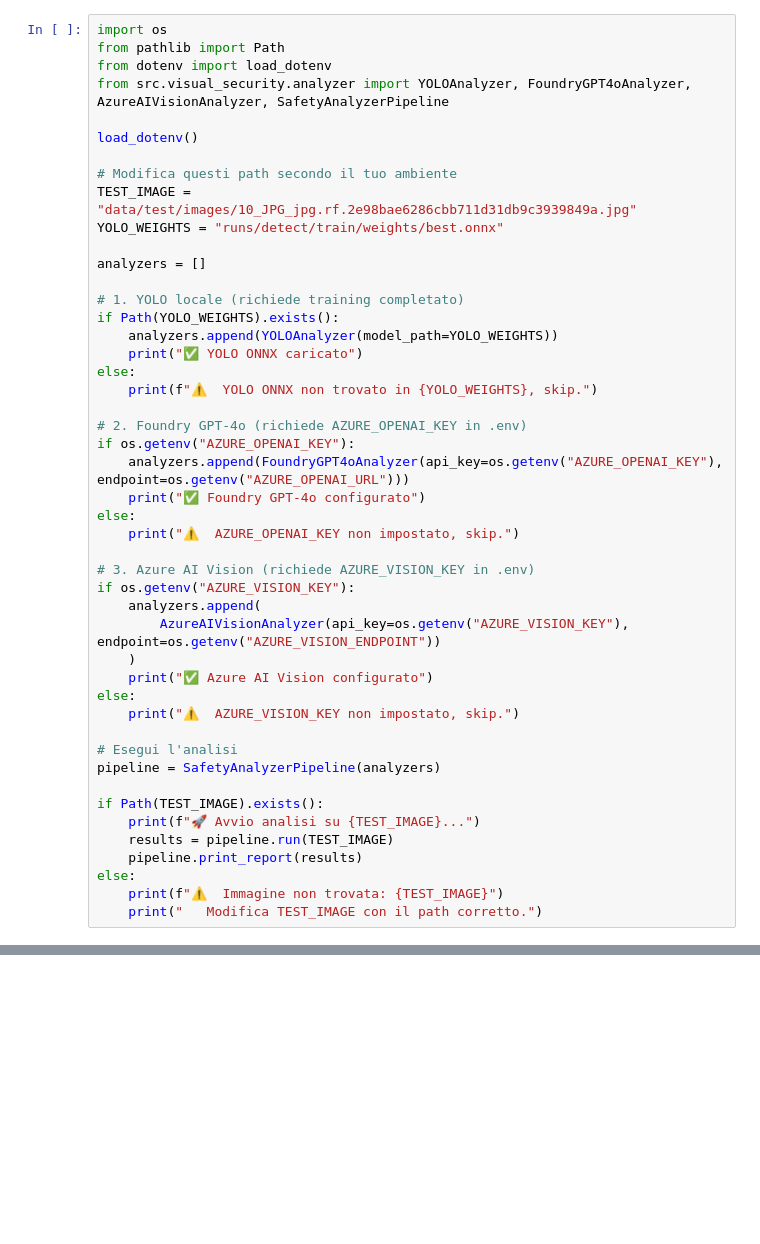
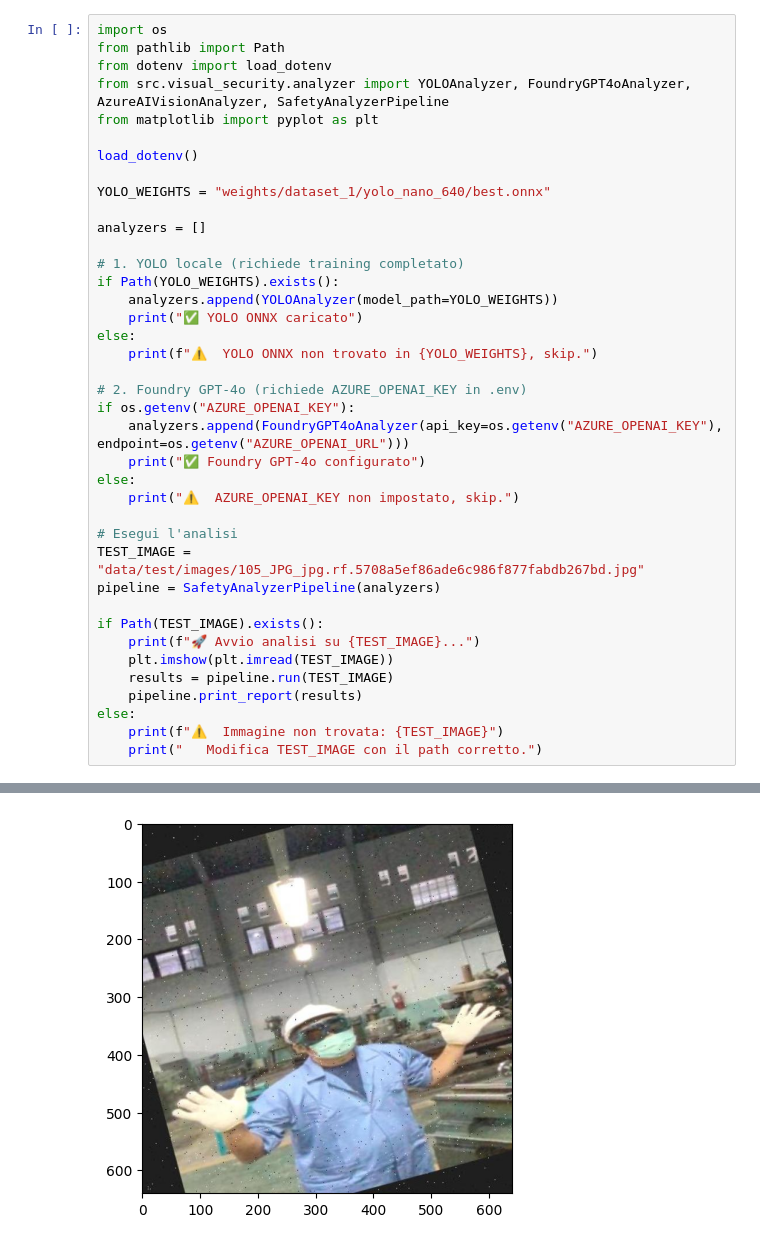
Before and after one commit to AndreaDAmicis22/Visual-Security-Checking, a Jupyter notebook: test.ipynb, the cells around one changed output, grey strips where cells are left out. Saved outputs shown, nothing was run; the diff lists cells and outputs as text; blank space fills up the shorter version.

Commit message:
:sparkles: tested YOLO + GPT4o

```diff
--- a/test.ipynb
+++ b/test.ipynb
@@ -3,12 +3,11 @@ import os
 from pathlib import Path
 from dotenv import load_dotenv
 from src.visual_security.analyzer import YOLOAnalyzer, FoundryGPT4oAnalyzer, AzureAIVisionAnalyzer, SafetyAnalyzerPipeline
+from matplotlib import pyplot as plt
 
 load_dotenv()
 
-# Modifica questi path secondo il tuo ambiente
-TEST_IMAGE = "data/test/images/10_JPG_jpg.rf.2e98bae6286cbb711d31db9c3939849a.jpg"
-YOLO_WEIGHTS = "runs/detect/train/weights/best.onnx"
+YOLO_WEIGHTS = "weights/dataset_1/yolo_nano_640/best.onnx"
 
 analyzers = []
 
@@ -26,22 +25,16 @@ if os.getenv("AZURE_OPENAI_KEY"):
 else:
     print("⚠️  AZURE_OPENAI_KEY non impostato, skip.")
 
-# 3. Azure AI Vision (richiede AZURE_VISION_KEY in .env)
-if os.getenv("AZURE_VISION_KEY"):
-    analyzers.append(
-        AzureAIVisionAnalyzer(api_key=os.getenv("AZURE_VISION_KEY"), endpoint=os.getenv("AZURE_VISION_ENDPOINT"))
-    )
-    print("✅ Azure AI Vision configurato")
-else:
-    print("⚠️  AZURE_VISION_KEY non impostato, skip.")
-
 # Esegui l'analisi
+TEST_IMAGE = "data/test/images/105_JPG_jpg.rf.5708a5ef86ade6c986f877fabdb267bd.jpg"
 pipeline = SafetyAnalyzerPipeline(analyzers)
 
 if Path(TEST_IMAGE).exists():
     print(f"🚀 Avvio analisi su {TEST_IMAGE}...")
+    plt.imshow(plt.imread(TEST_IMAGE))
     results = pipeline.run(TEST_IMAGE)
     pipeline.print_report(results)
 else:
     print(f"⚠️  Immagine non trovata: {TEST_IMAGE}")
     print("   Modifica TEST_IMAGE con il path corretto.")
+# %% [output]
@@ -47,0 +55 @@ else:
+[figure, added]
```
Also changed, not shown: parts of 1 cell of this notebook, 2 other files.
